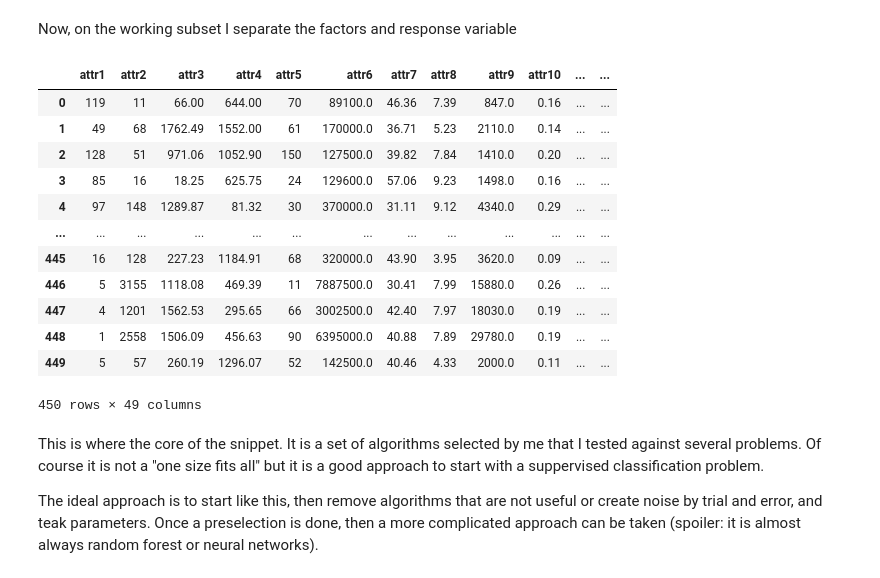
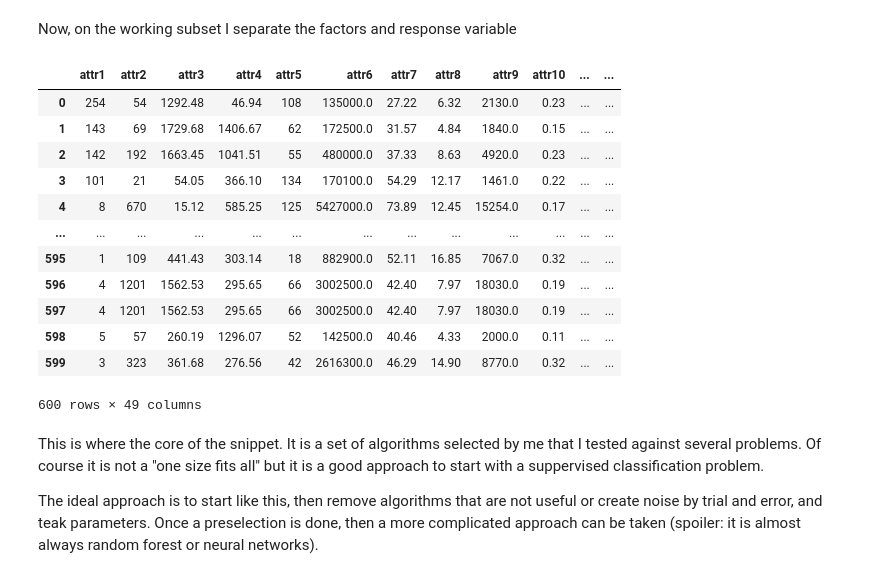
Before and after one commit to krikorantranik/Work, a Jupyter notebook: QuickSupervised.ipynb, the cells around one changed output. Drawn from its saved outputs; the diff is of its cells as text; code cells hidden in the pictures.

```diff
--- a/QuickSupervised.ipynb
+++ b/QuickSupervised.ipynb
@@ -114,24 +114,24 @@ def rebalance(sset, min, max):
 # %% [markdown]
 Now, on the working subset I separate the factors and response variable
 # %%
-subset = rebalance(sset=subset, min=150, max=300)
+subset = rebalance(sset=subset, min=300, max=300)
 subset_y = subset[['target']]
 subset_x = subset.drop(columns=['target'])
 subset_x
 # %% [output]
 |  | attr1 | attr2 | attr3 | attr4 | attr5 | attr6 | attr7 | attr8 | attr9 | attr10 | ... | ... |
-| 0 | 119 | 11 | 66.00 | 644.00 | 70 | 89100.0 | 46.36 | 7.39 | 847.0 | 0.16 | ... | ... |
-| 1 | 49 | 68 | 1762.49 | 1552.00 | 61 | 170000.0 | 36.71 | 5.23 | 2110.0 | 0.14 | ... | ... |
-| 2 | 128 | 51 | 971.06 | 1052.90 | 150 | 127500.0 | 39.82 | 7.84 | 1410.0 | 0.20 | ... | ... |
-| 3 | 85 | 16 | 18.25 | 625.75 | 24 | 129600.0 | 57.06 | 9.23 | 1498.0 | 0.16 | ... | ... |
-| 4 | 97 | 148 | 1289.87 | 81.32 | 30 | 370000.0 | 31.11 | 9.12 | 4340.0 | 0.29 | ... | ... |
+| 0 | 254 | 54 | 1292.48 | 46.94 | 108 | 135000.0 | 27.22 | 6.32 | 2130.0 | 0.23 | ... | ... |
+| 1 | 143 | 69 | 1729.68 | 1406.67 | 62 | 172500.0 | 31.57 | 4.84 | 1840.0 | 0.15 | ... | ... |
+| 2 | 142 | 192 | 1663.45 | 1041.51 | 55 | 480000.0 | 37.33 | 8.63 | 4920.0 | 0.23 | ... | ... |
+| 3 | 101 | 21 | 54.05 | 366.10 | 134 | 170100.0 | 54.29 | 12.17 | 1461.0 | 0.22 | ... | ... |
+| 4 | 8 | 670 | 15.12 | 585.25 | 125 | 5427000.0 | 73.89 | 12.45 | 15254.0 | 0.17 | ... | ... |
 | ... | ... | ... | ... | ... | ... | ... | ... | ... | ... | ... | ... | ... |
-| 445 | 16 | 128 | 227.23 | 1184.91 | 68 | 320000.0 | 43.90 | 3.95 | 3620.0 | 0.09 | ... | ... |
-| 446 | 5 | 3155 | 1118.08 | 469.39 | 11 | 7887500.0 | 30.41 | 7.99 | 15880.0 | 0.26 | ... | ... |
-| 447 | 4 | 1201 | 1562.53 | 295.65 | 66 | 3002500.0 | 42.40 | 7.97 | 18030.0 | 0.19 | ... | ... |
-| 448 | 1 | 2558 | 1506.09 | 456.63 | 90 | 6395000.0 | 40.88 | 7.89 | 29780.0 | 0.19 | ... | ... |
-| 449 | 5 | 57 | 260.19 | 1296.07 | 52 | 142500.0 | 40.46 | 4.33 | 2000.0 | 0.11 | ... | ... |
+| 595 | 1 | 109 | 441.43 | 303.14 | 18 | 882900.0 | 52.11 | 16.85 | 7067.0 | 0.32 | ... | ... |
+| 596 | 4 | 1201 | 1562.53 | 295.65 | 66 | 3002500.0 | 42.40 | 7.97 | 18030.0 | 0.19 | ... | ... |
+| 597 | 4 | 1201 | 1562.53 | 295.65 | 66 | 3002500.0 | 42.40 | 7.97 | 18030.0 | 0.19 | ... | ... |
+| 598 | 5 | 57 | 260.19 | 1296.07 | 52 | 142500.0 | 40.46 | 4.33 | 2000.0 | 0.11 | ... | ... |
+| 599 | 3 | 323 | 361.68 | 276.56 | 42 | 2616300.0 | 46.29 | 14.90 | 8770.0 | 0.32 | ... | ... |
-450 rows × 49 columns
+600 rows × 49 columns
 # %% [markdown]
 This is where the core of the snippet. It is a set of algorithms selected by me that I tested against several problems. Of course it is not a "one size fits all" but it is a good approach to start with a suppervised classification problem.
 
```
Also changed, not shown: parts of 2 cells of this notebook.
